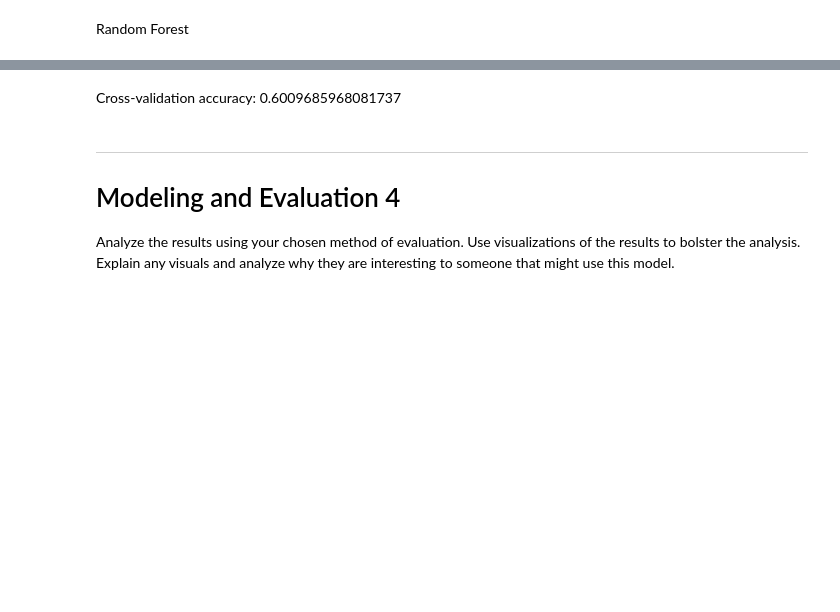
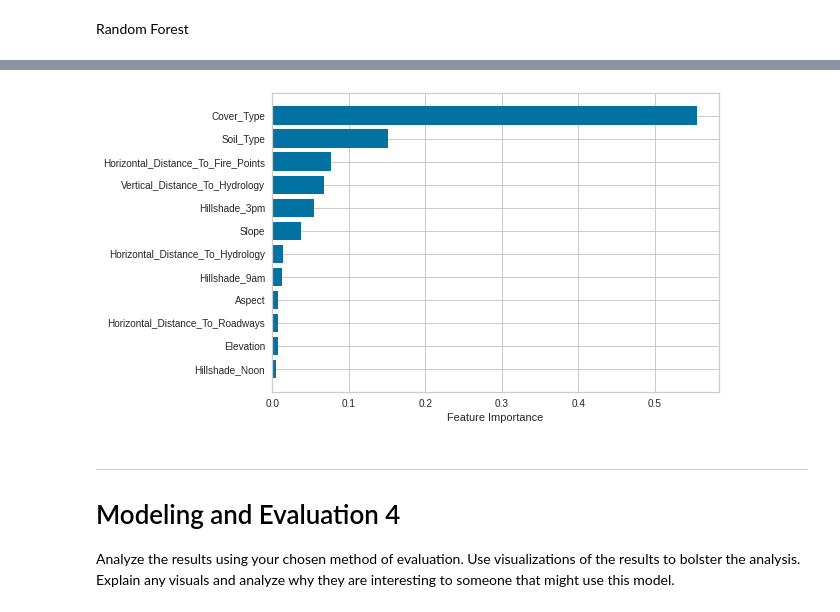
Before and after one commit to KendallScott/Machine-Learning, a Jupyter notebook: Lab 2/Lab_2.ipynb, the cells around one changed output, grey strips where cells are left out. Drawn from its saved outputs; the diff is of its cells as text; code cells hidden in the pictures; blank space fills up the shorter version.

```diff
--- a/Lab 2/Lab_2.ipynb
+++ b/Lab 2/Lab_2.ipynb
@@ -754,8 +758,7 @@ rf.fit(X, y)
 # %%
 sort = rf.feature_importances_.argsort()
-plt.barh(forestDF.columns.values[sort], rf.feature_importances_[sort])
+plt.barh(forest_cover_type.columns.values[sort], rf.feature_importances_[sort])
 plt.xlabel('Feature Importance')
-plt.axis([0, 0.35])
 plt.show()
+# %% [output]
+[figure, added]
-# %% [markdown]
-Cross-validation accuracy: 0.6009685968081737
```
Also changed, not shown: parts of 3 cells of this notebook.
